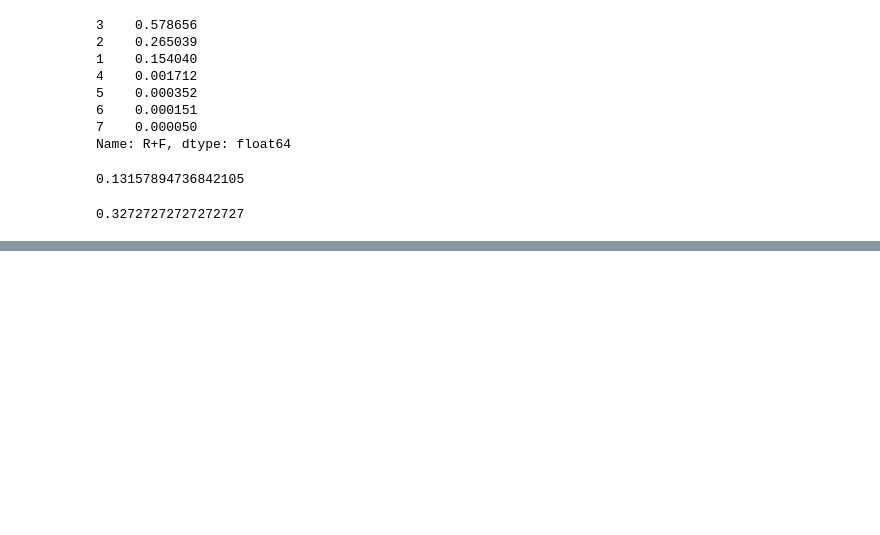
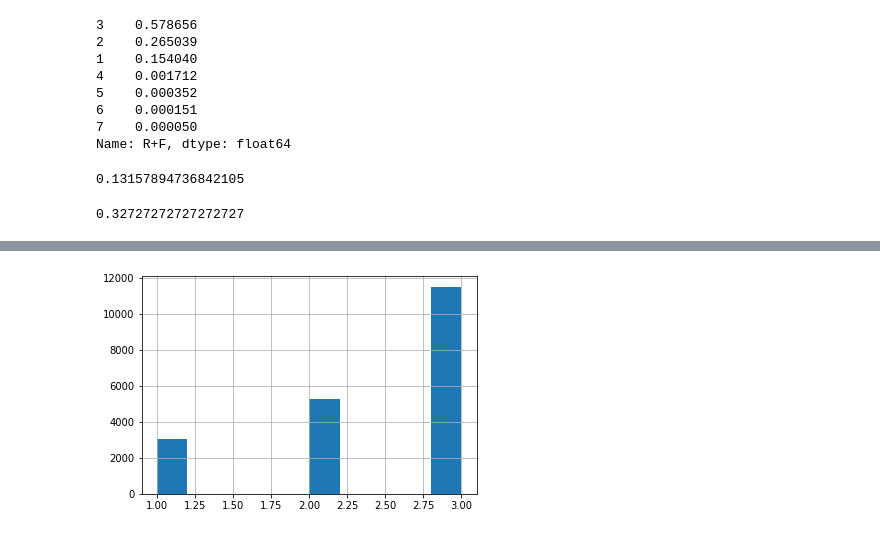
Before and after one commit to paxton615/Alibaba_UserBehavior_Analysis, a Jupyter notebook: drafts/AUBA_图表测试.ipynb, the cells around one changed output, grey strips where cells are left out. Drawn from its saved outputs; the diff is of its cells as text; code cells hidden in the pictures; blank space fills up the shorter version.

```diff
--- a/drafts/AUBA_图表测试.ipynb
+++ b/drafts/AUBA_图表测试.ipynb
@@ -1111,0 +1116,4 @@ Name: R+F, dtype: float64
+# %%
+rmf[rmf['R+F']<4]['R+F'].hist();
+# %% [output]
+[figure, added]
```
Also changed, not shown: parts of 1 cell of this notebook, 1 other file.
